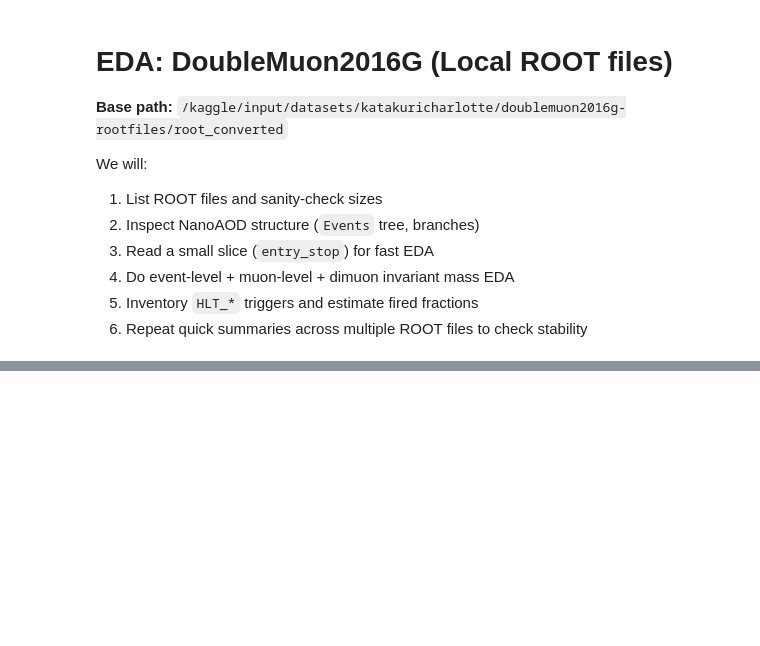
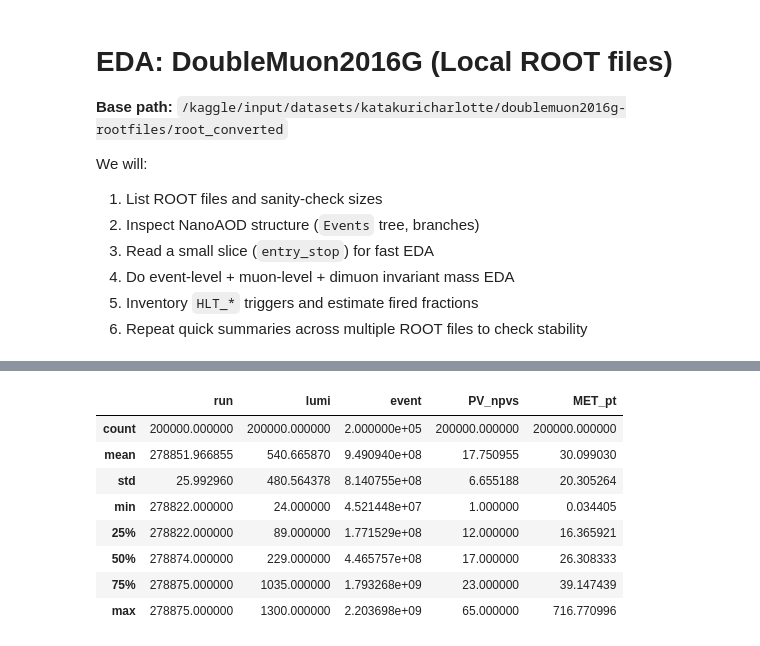
Before and after one commit to prajwal816/CMS-Collision-Detection, a Jupyter notebook: EDA-DoubleMuon.ipynb, the cells around one changed output, grey strips where cells are left out. Cells and saved outputs as stored; diff of their text form; code cells hidden in the pictures; blank space fills up the shorter version.

```diff
--- a/EDA-DoubleMuon.ipynb
+++ b/EDA-DoubleMuon.ipynb
@@ -485,0 +235,21 @@ out_parquet, df_flat.head()
+# %%
+# Cell 10 — Event-level EDA
+df_evt = pd.DataFrame({
+    "run": ak.to_numpy(arr["run"]) if "run" in arr.fields else np.nan,
+    "lumi": ak.to_numpy(arr["luminosityBlock"]) if "luminosityBlock" in arr.fields else np.nan,
+    "event": ak.to_numpy(arr["event"]) if "event" in arr.fields else np.nan,
+    "PV_npvs": ak.to_numpy(arr["PV_npvs"]) if "PV_npvs" in arr.fields else np.nan,
+    "MET_pt": ak.to_numpy(arr["MET_pt"]) if "MET_pt" in arr.fields else np.nan,
+})
+
+df_evt.describe(include="all")
+# %% [output]
+|  | run | lumi | event | PV_npvs | MET_pt |
+| count | 200000.000000 | 200000.000000 | 2.000000e+05 | 200000.000000 | 200000.000000 |
+| mean | 278851.966855 | 540.665870 | 9.490940e+08 | 17.750955 | 30.099030 |
+| std | 25.992960 | 480.564378 | 8.140755e+08 | 6.655188 | 20.305264 |
+| min | 278822.000000 | 24.000000 | 4.521448e+07 | 1.000000 | 0.034405 |
+| 25% | 278822.000000 | 89.000000 | 1.771529e+08 | 12.000000 | 16.365921 |
+| 50% | 278874.000000 | 229.000000 | 4.465757e+08 | 17.000000 | 26.308333 |
+| 75% | 278875.000000 | 1035.000000 | 1.793268e+09 | 23.000000 | 39.147439 |
+| max | 278875.000000 | 1300.000000 | 2.203698e+09 | 65.000000 | 716.770996 |
```
Also changed, not shown: parts of 56 cells of this notebook.
